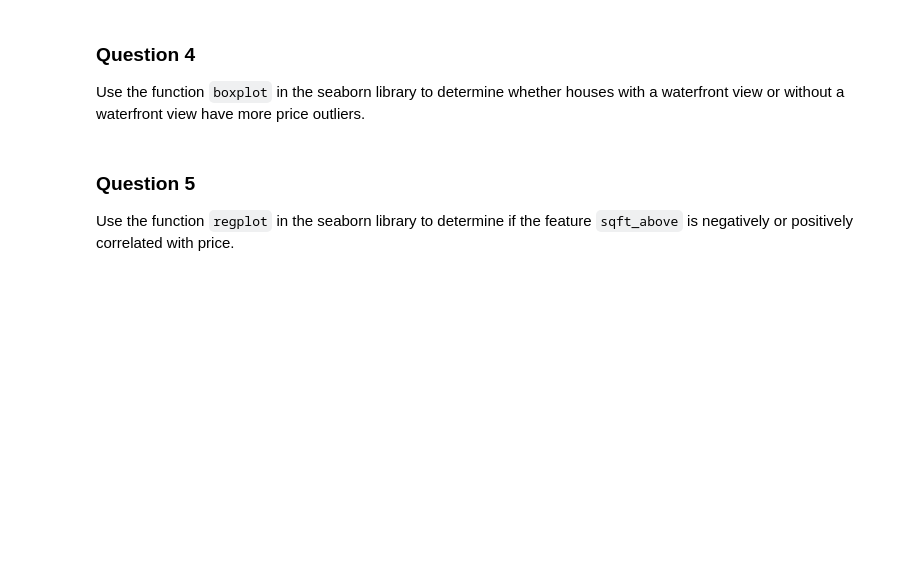
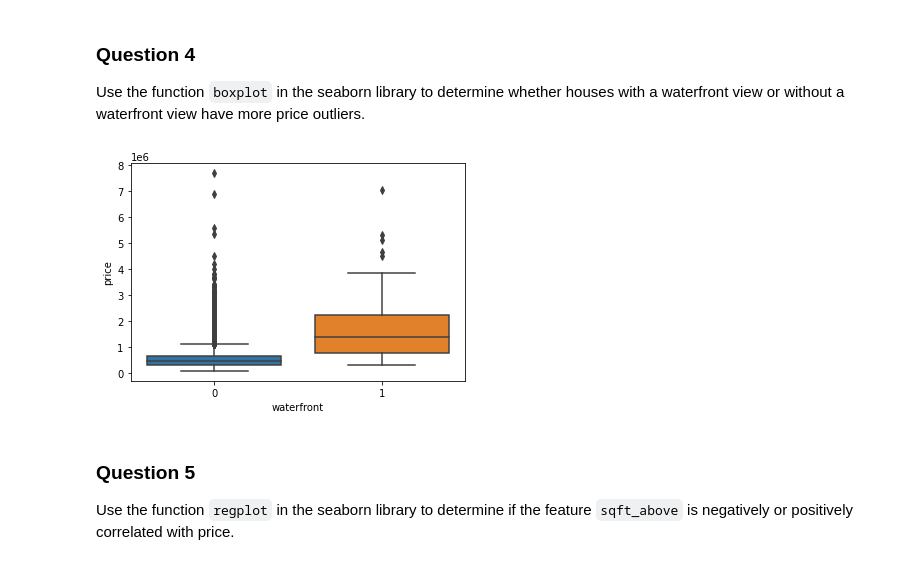
Before and after one commit to monkodev/Test_JupyterNoteeboks, a Jupyter notebook: Trabajo Final . Giancarlo Malugani.ipynb, the cells around one changed output. Drawn from its saved outputs; the diff is of its cells as text; code cells hidden in the pictures; blank space fills up the shorter version.

```diff
--- a/Trabajo Final . Giancarlo Malugani.ipynb
+++ b/Trabajo Final . Giancarlo Malugani.ipynb
@@ -68,3 +107,6 @@ df.describe()
 ### Question 2
 
 Drop the columns <code>"id"</code>  and <code>"Unnamed: 0"</code> from axis 1 using the method <code>drop()</code>, then use the method <code>describe()</code> to obtain a statistical summary of the data. Take a screenshot and submit it, make sure the <code>inplace</code> parameter is set to <code>True</code>
+# %%
+df.drop(['id', 'Unnamed: 0'], axis=1, inplace=True)
+df.describe()
@@ -96,6 +164,11 @@ Use the method <code>value_counts</code> to count the number of houses with uniq
 ### Question 4
 
 Use the function <code>boxplot</code> in the seaborn library  to  determine whether houses with a waterfront view or without a waterfront view have more price outliers.
+# %%
+sns.boxplot( x=df["waterfront"], y=df["price"] );
+plt.show()
+# %% [output]
+[figure, added]
 # %% [markdown]
 ### Question 5
 
```
Also changed, not shown: parts of 17 cells of this notebook.
